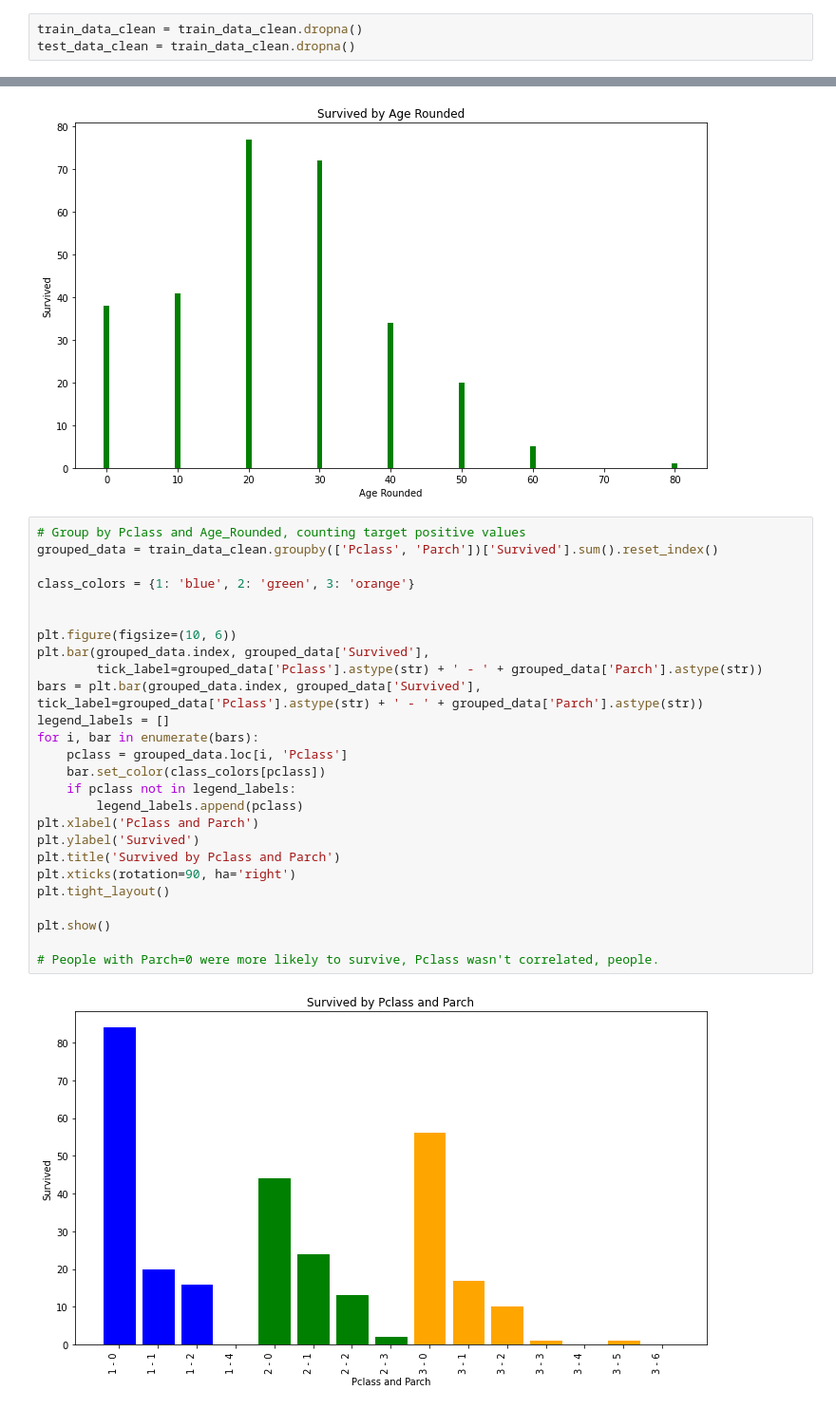
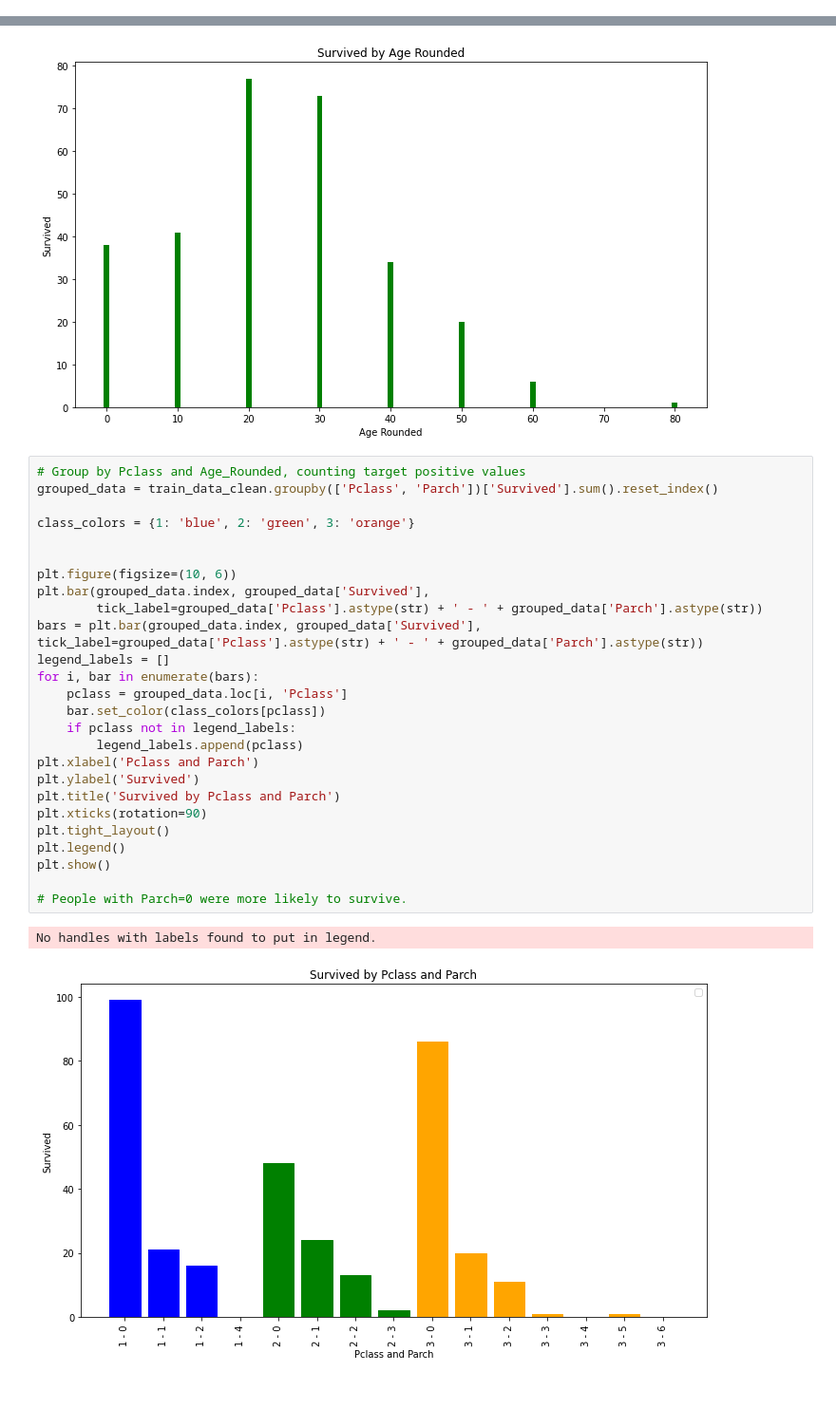
Before and after one commit to vitorkendia/projetos, a Jupyter notebook: Kaggle_Challenges/Kaggle_titanic.ipynb, the cells around one changed output, grey strips where cells are left out. Shown at 95% size. Saved outputs shown, nothing was run; the diff lists cells and outputs as text.

```diff
--- a/Kaggle_Challenges/Kaggle_titanic.ipynb
+++ b/Kaggle_Challenges/Kaggle_titanic.ipynb
@@ -87,9 +87,6 @@ plt.legend()
 # %%
 train_data_clean = train_data.drop(columns='Cabin')
 test_data_clean = test_data.drop(columns='Cabin')
-# %%
-train_data_clean = train_data_clean.dropna()
-test_data_clean = train_data_clean.dropna()
 # %%
 plt.title('NaN Values')
 plt.barh(y=train_data_clean.columns,
@@ -202,31 +199,32 @@ plt.show()
 # %%
 # Group by Pclass and Age_Rounded, counting target positive values
 grouped_data = train_data_clean.groupby(['Pclass', 'Parch'])['Survived'].sum().reset_index()
 
 class_colors = {1: 'blue', 2: 'green', 3: 'orange'}
 
 
 plt.figure(figsize=(10, 6))
 plt.bar(grouped_data.index, grouped_data['Survived'],
         tick_label=grouped_data['Pclass'].astype(str) + ' - ' + grouped_data['Parch'].astype(str))
 bars = plt.bar(grouped_data.index, grouped_data['Survived'], tick_label=grouped_data['Pclass'].astype(str) + ' - ' + grouped_data['Parch'].astype(str))
 legend_labels = []
 for i, bar in enumerate(bars):
     pclass = grouped_data.loc[i, 'Pclass']
     bar.set_color(class_colors[pclass])
     if pclass not in legend_labels:
         legend_labels.append(pclass)
 plt.xlabel('Pclass and Parch')
 plt.ylabel('Survived')
 plt.title('Survived by Pclass and Parch')
-plt.xticks(rotation=90, ha='right')
+plt.xticks(rotation=90)
 plt.tight_layout()
-
+plt.legend()
 plt.show()
 
-# People with Parch=0 were more likely to survive, Pclass wasn't correlated, people.
+# People with Parch=0 were more likely to survive.
 # %% [output]
+No handles with labels found to put in legend.
-[figure, old version]
+[figure, new version]
 # %%
 # Group by Pclass and Age_Rounded, counting target positive values
 grouped_data = train_data_clean.groupby(['Pclass', 'SibSp'])['Survived'].sum().reset_index()
```
Also changed, not shown: parts of 83 cells of this notebook, 2 other files.
